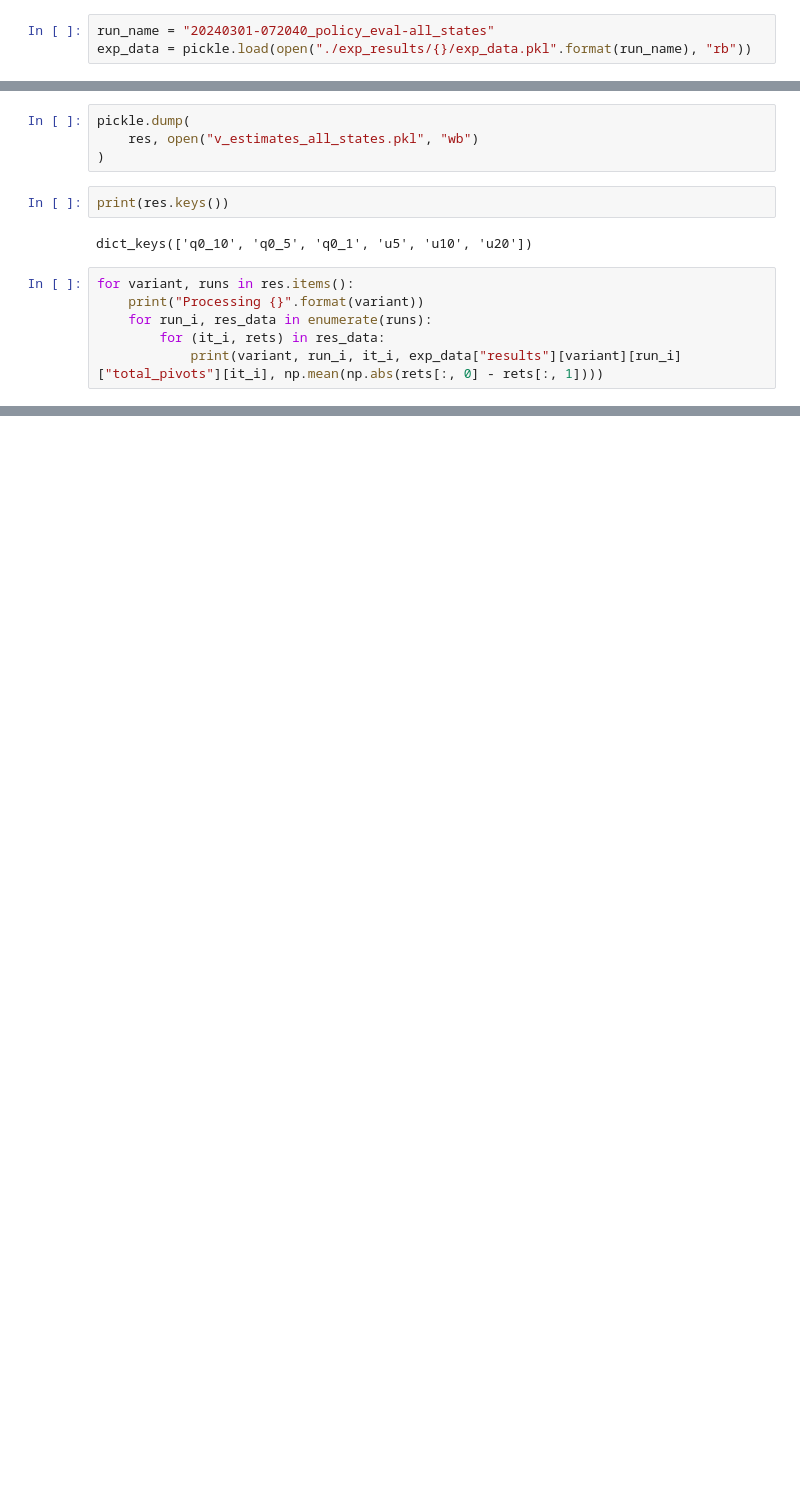
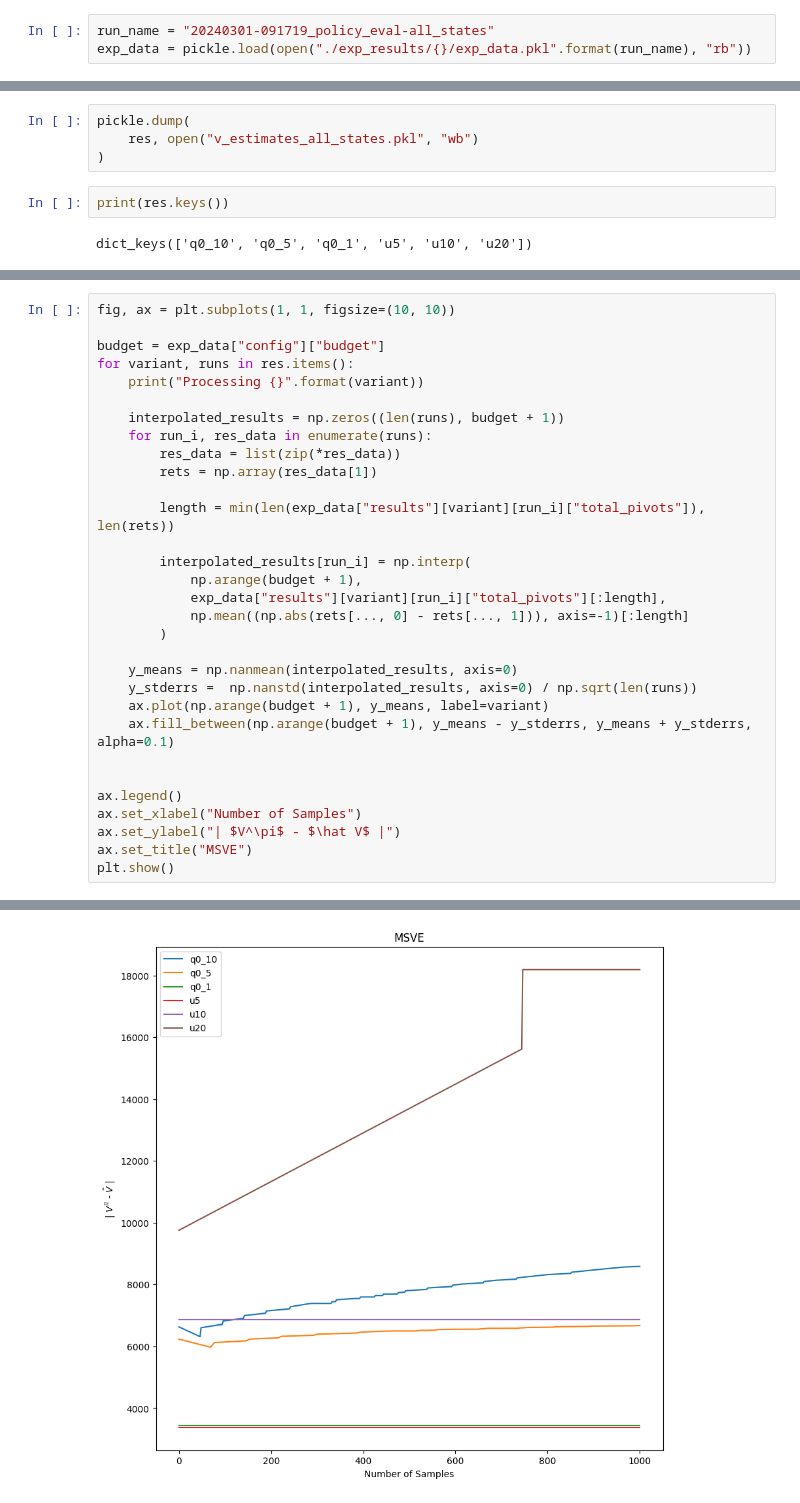
Before and after one commit to aa14k/adaptive_time, a Jupyter notebook: code/adaptive_time/notebooks/v_pi_all_states.ipynb, the cells around one changed output, grey strips where cells are left out. Drawn from its saved outputs; the diff is of its cells as text; blank space fills up the shorter version.

```diff
--- a/code/adaptive_time/notebooks/v_pi_all_states.ipynb
+++ b/code/adaptive_time/notebooks/v_pi_all_states.ipynb
@@ -116,7 +116,7 @@ print(np.where(np.sum(obss_diff, axis=-1) == 0))
 (14874, 37, 4)
 (array([0]), array([0]))
 # %%
-run_name = "20240301-072040_policy_eval-all_states"
+run_name = "20240301-091719_policy_eval-all_states"
 exp_data = pickle.load(open("./exp_results/{}/exp_data.pkl".format(run_name), "rb"))
 # %%
 exp_data["results"]["q0_10"][0].keys()
@@ -164,9 +171,3 @@ pickle.dump(
 print(res.keys())
 # %% [output]
 dict_keys(['q0_10', 'q0_5', 'q0_1', 'u5', 'u10', 'u20'])
-# %%
-for variant, runs in res.items():
-    print("Processing {}".format(variant))
-    for run_i, res_data in enumerate(runs):
-        for (it_i, rets) in res_data:
-            print(variant, run_i, it_i, exp_data["results"][variant][run_i]["total_pivots"][it_i], np.mean(np.abs(rets[:, 0] - rets[:, 1])))
@@ -190,0 +174,32 @@ u20 1 2 746 18186.874878430663
+# %%
+fig, ax = plt.subplots(1, 1, figsize=(10, 10))
+
+budget = exp_data["config"]["budget"]
+for variant, runs in res.items():
+    print("Processing {}".format(variant))
+
+    interpolated_results = np.zeros((len(runs), budget + 1))
+    for run_i, res_data in enumerate(runs):
+        res_data = list(zip(*res_data))
+        rets = np.array(res_data[1])
+
+        length = min(len(exp_data["results"][variant][run_i]["total_pivots"]), len(rets))
+
+        interpolated_results[run_i] = np.interp(
+            np.arange(budget + 1),
+            exp_data["results"][variant][run_i]["total_pivots"][:length],
+            np.mean((np.abs(rets[..., 0] - rets[..., 1])), axis=-1)[:length]
+        )
+
+    y_means = np.nanmean(interpolated_results, axis=0)
+    y_stderrs =  np.nanstd(interpolated_results, axis=0) / np.sqrt(len(runs))
+    ax.plot(np.arange(budget + 1), y_means, label=variant)
+    ax.fill_between(np.arange(budget + 1), y_means - y_stderrs, y_means + y_stderrs, alpha=0.1)
+
+
+ax.legend()
+ax.set_xlabel("Number of Samples")
+ax.set_ylabel("| $V^\pi$ - $\hat V$ |")
+ax.set_title("MSVE")
+plt.show()
+# %% [output]
@@ -190,0 +212 @@ u20 1 2 746 18186.874878430663
+[figure, added]
```
Also changed, not shown: parts of 4 cells of this notebook.
